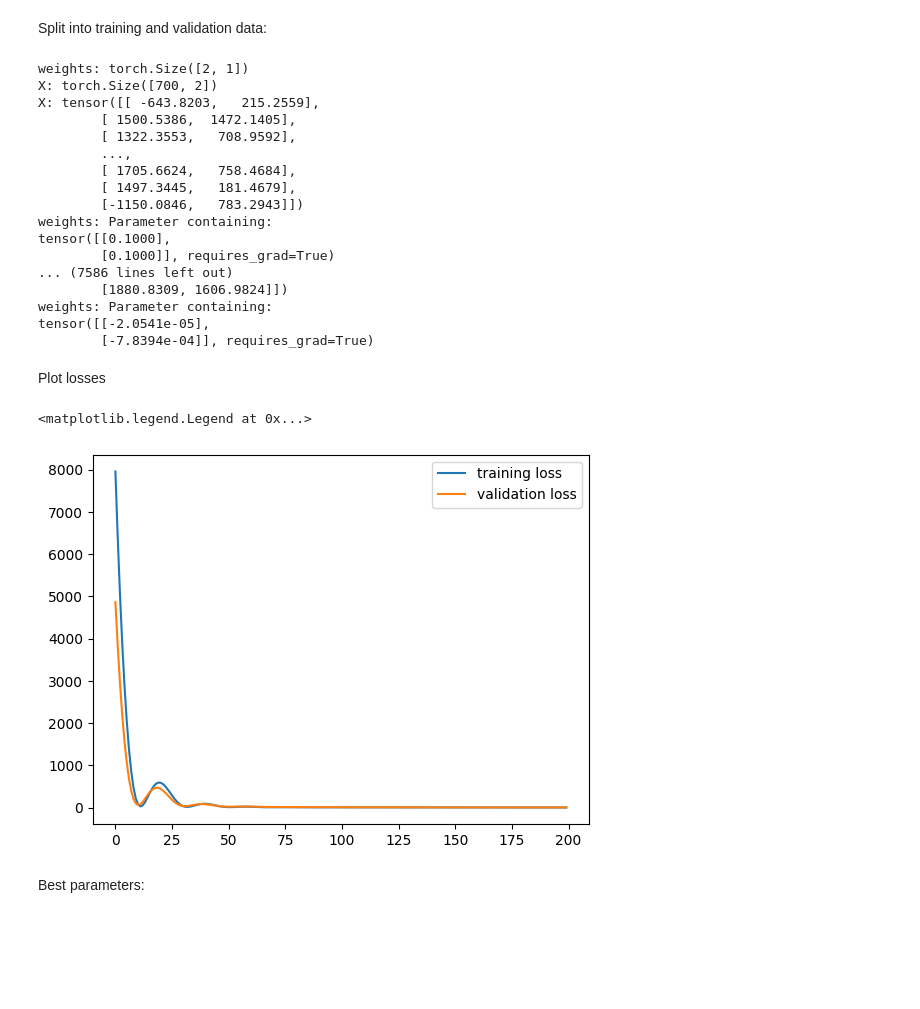
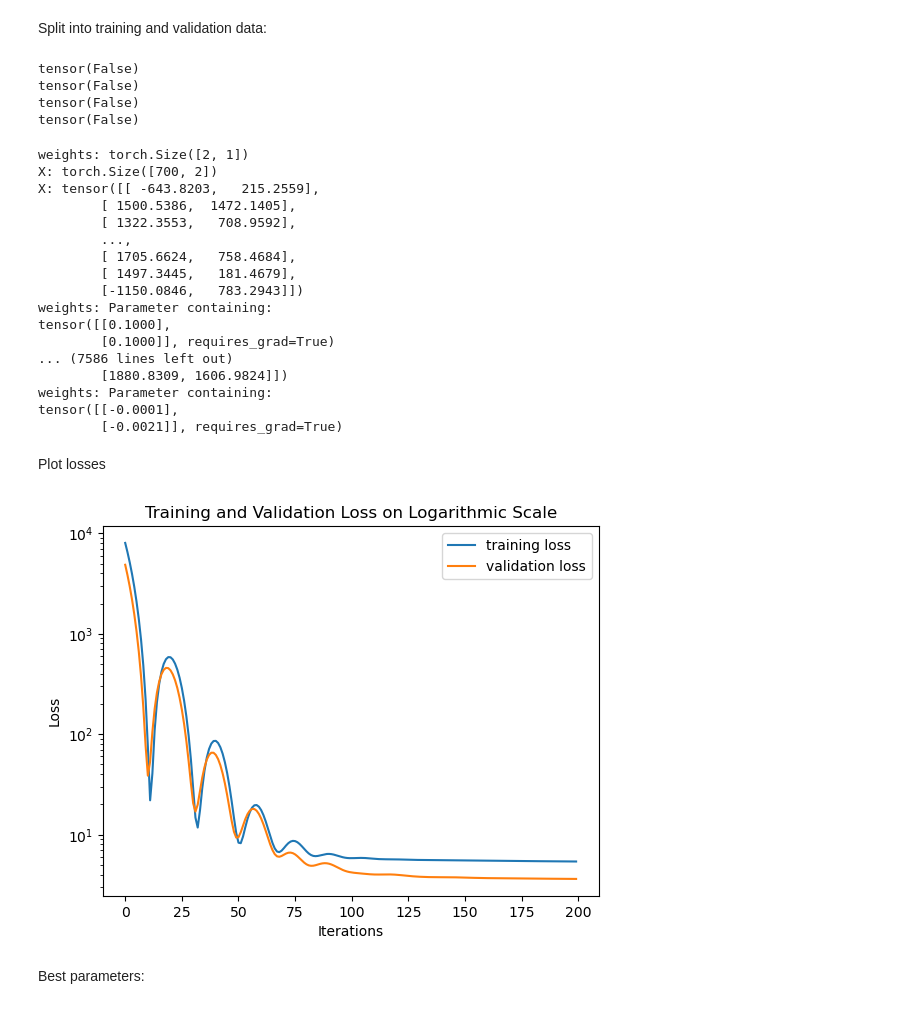
Before and after one commit to DomeVoss95/ActiveLearning_pMSSMwithGP, a Jupyter notebook: model/Toy_model2D.ipynb, the cells around one changed output. Drawn from its saved outputs; the diff is of its cells as text; code cells hidden in the pictures; blank space fills up the shorter version.

```diff
--- a/model/Toy_model2D.ipynb
+++ b/model/Toy_model2D.ipynb
@@ -63,18 +63,26 @@ M_2_filtered = M_2[mask]
 Omega_filtered = Omega[mask]
 
 # Limit to only 100 points
-M_1_limited = M_1_filtered.iloc[:1000]
-M_2_limited = M_2_filtered.iloc[:1000]
-Omega_limited = Omega_filtered.iloc[:1000]
+M_1_limited = M_1_filtered.iloc[:2000]
+M_2_limited = M_2_filtered.iloc[:2000]
+Omega_limited = Omega_filtered.iloc[:2000]
 
 # Convert to train
-x_train = torch.stack([torch.tensor(M_1_limited.values[:700], dtype=torch.float32), torch.tensor(M_2_limited.values[:700], dtype=torch.float32)], dim=1)
-y_train = torch.tensor(Omega_limited.values[:700], dtype=torch.float32)
+x_train = torch.stack([torch.tensor(M_1_limited.values[:1400], dtype=torch.float32), torch.tensor(M_2_limited.values[:1400], dtype=torch.float32)], dim=1)
+y_train = torch.log(torch.tensor(Omega_limited.values[:1400], dtype=torch.float32)/0.12)
 
 
 # Convert to valid
-x_valid = torch.stack([torch.tensor(M_1_limited.values[700:], dtype=torch.float32), torch.tensor(M_2_limited.values[700:], dtype=torch.float32)], dim=1)
-y_valid = torch.tensor(Omega_limited.values[700:], dtype=torch.float32)
+x_valid = torch.stack([torch.tensor(M_1_limited.values[1400:], dtype=torch.float32), torch.tensor(M_2_limited.values[1400:], dtype=torch.float32)], dim=1)
+y_valid = torch.log(torch.tensor(Omega_limited.values[1400:], dtype=torch.float32)/0.12)
+# %%
+for i in (x_train, y_train, x_valid, y_valid):
+    print(torch.isinf(i).any())
+# %% [output]
+tensor(False)
+tensor(False)
+tensor(False)
+tensor(False)
 # %%
 from multitaskGP2D import MultitaskGP2D
 
@@ -98,17 +106,30 @@ tensor([[0.1000],
 ... (7586 lines left out)
         [1880.8309, 1606.9824]])
 weights: Parameter containing:
-tensor([[-2.0541e-05],
-        [-7.8394e-04]], requires_grad=True)
+tensor([[-0.0001],
+        [-0.0021]], requires_grad=True)
 # %% [markdown]
 Plot losses
-# %%
-plt.plot(losses, label='training loss')
-plt.plot(losses_valid, label='validation loss')
-plt.legend()
-# %% [output]
-<matplotlib.legend.Legend at 0x...>
-[figure, removed]
+# %%
+# Erstellen des Plots
+plt.plot(losses, label='training loss')
+plt.plot(losses_valid, label='validation loss')
+
+# Setzen der y-Achse auf logarithmische Skala
+plt.yscale('log')
+
+# Hinzufügen der Legende
+plt.legend()
+
+# Achsenbeschriftungen und Titel hinzufügen (optional)
+plt.xlabel('Iterations')
+plt.ylabel('Loss')
+plt.title('Training and Validation Loss on Logarithmic Scale')
+
+# Anzeigen des Plots
+plt.show()
+# %% [output]
+[figure, added]
 # %% [markdown]
 Best parameters:
 # %%
```
Also changed, not shown: parts of 10 cells of this notebook, 3 other files.
